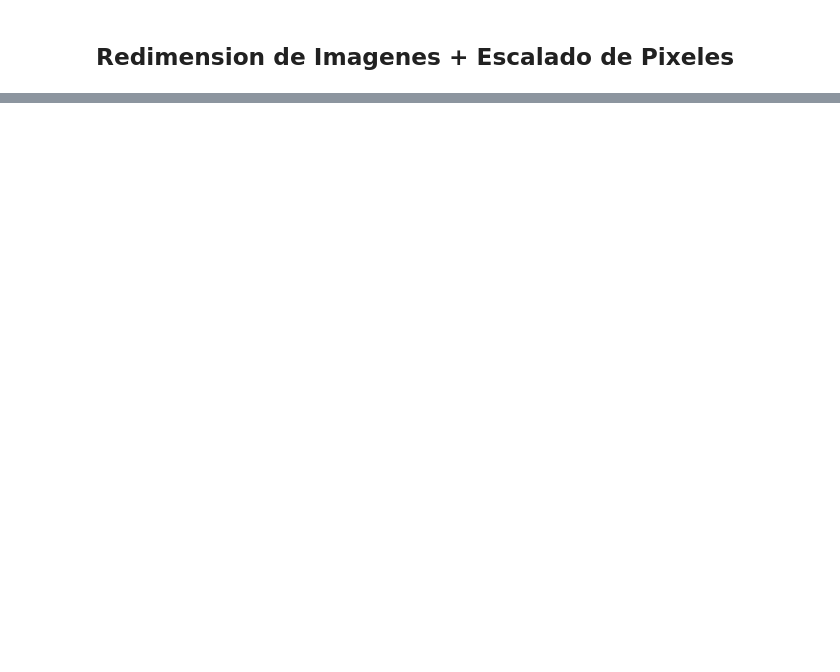
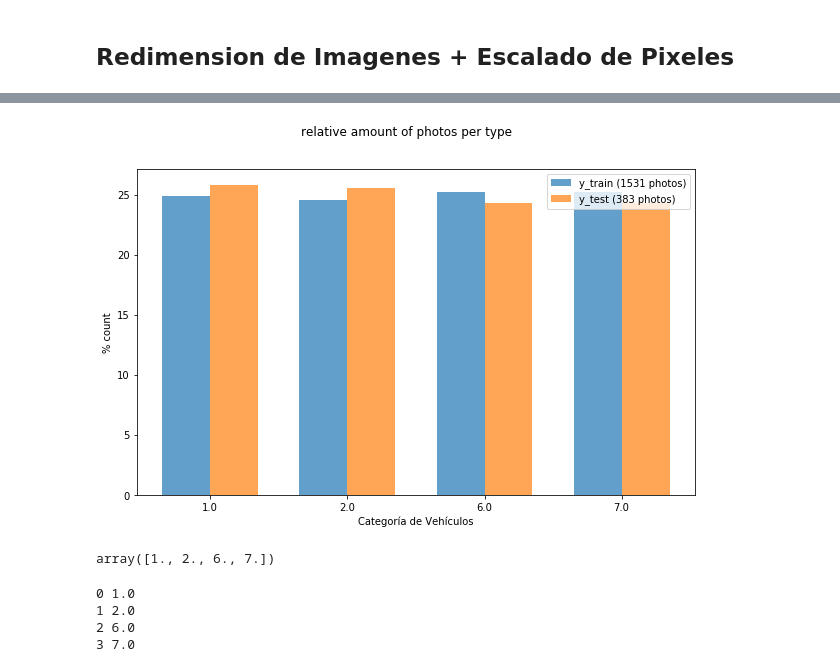
Before and after one commit to 12diego34/mercadolibre_dss, a Jupyter notebook: Trabajo Practico Final DSS/Preprocesamiento.ipynb, the cells around one changed output, grey strips where cells are left out. Saved outputs shown, nothing was run; the diff lists cells and outputs as text; code cells hidden in the pictures; blank space fills up the shorter version.

```diff
--- a/Trabajo Practico Final DSS/Preprocesamiento.ipynb
+++ b/Trabajo Practico Final DSS/Preprocesamiento.ipynb
@@ -88,0 +169,57 @@ df
+# %%
+df_datos = df
+X = df_datos[df_datos.columns[:-1]].values
+y = df_datos[df_datos.columns[len(df_datos.columns)-1]].values
+# %%
+X_train, X_test, y_train, y_test = train_test_split(
+    X,
+    y,
+    test_size=0.2,
+    shuffle=True,
+    random_state=42,
+)
+# %%
+def plot_bar(y, loc='left', relative=True):
+    width = 0.35
+    if loc == 'left':
+        n = -0.5
+    elif loc == 'right':
+        n = 0.5
+
+    # calculate counts per type and sort, to ensure their order
+    unique, counts = np.unique(y, return_counts=True)
+    sorted_index = np.argsort(unique)
+    unique = unique[sorted_index]
+
+    if relative:
+        # plot as a percentage
+        counts = 100*counts[sorted_index]/len(y)
+        ylabel_text = '% count'
+    else:
+        # plot counts
+        counts = counts[sorted_index]
+        ylabel_text = 'count'
+
+    xtemp = np.arange(len(unique))
+
+    plt.bar(xtemp + n*width, counts, align='center', alpha=.7, width=width)
+    plt.xticks(xtemp, unique)
+    plt.xlabel('Categoría de Vehículos')
+    plt.ylabel(ylabel_text)
+
+plt.figure(figsize=(10,6))
+plt.suptitle('relative amount of photos per type')
+plot_bar(y_train, loc='left')
+plot_bar(y_test, loc='right')
+legend1 = plt.legend([
+    'y_train ({0} photos)'.format(len(y_train)),
+    'y_test ({0} photos)'.format(len(y_test))
+])
+#legend2 = plt.legend([
+ #   '1 = auto',
+  #  '8 = moto'
+#],loc=1)
+#plt.gca().add_artist(legend1)
+#plt.gca().add_artist(legend2)
+# %% [output]
+[figure, added]
@@ -88,0 +230,5 @@ df
+# %%
+class_names = np.unique(y_test)
+class_names
+# %% [output]
+array([1., 2., 6., 7.])
@@ -88,0 +241,8 @@ df
+# %%
+for k, i in enumerate(class_names):
+    print(k,i)
+# %% [output]
+0 1.0
+1 2.0
+2 6.0
+3 7.0
```
Also changed, not shown: parts of 19 cells of this notebook, 1 other file.
